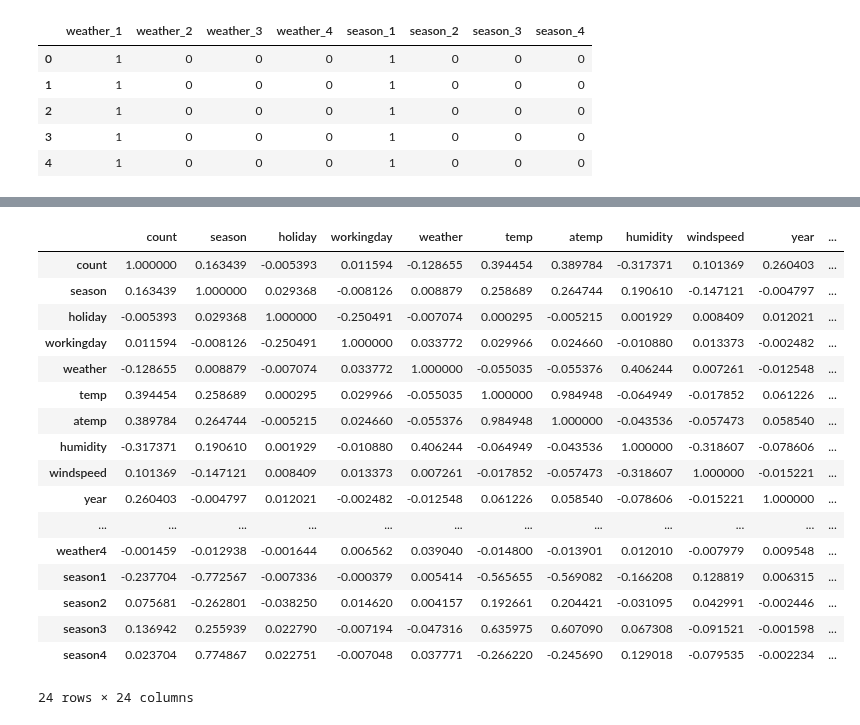
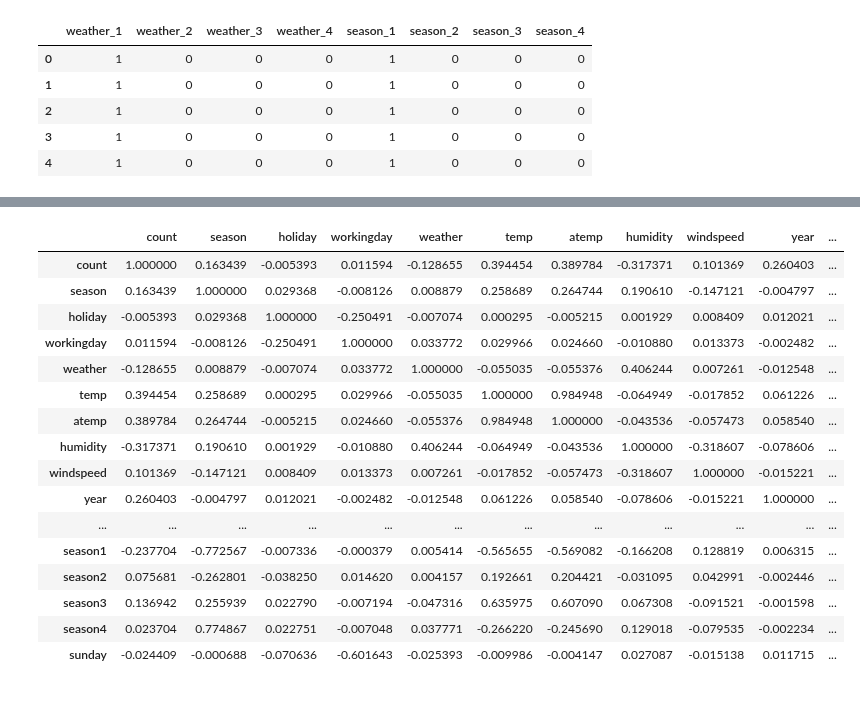
Before and after one commit to sayantansatpati/ml, a Jupyter notebook: kaggle/bike-sharing/bike-sharing-improvement-1.ipynb, the cells around one changed output, grey strips where cells are left out. Cells and saved outputs as stored; diff of their text form; code cells hidden in the pictures.

```diff
--- a/kaggle/bike-sharing/bike-sharing-improvement-1.ipynb
+++ b/kaggle/bike-sharing/bike-sharing-improvement-1.ipynb
@@ -141,0 +127,3 @@ df.describe()
+# %%
+TRAIN_FX = feature_extraction(TRAIN)
+TRAIN_FX.head(10)
@@ -141,0 +143,3 @@ df.describe()
+# %%
+KAGGLE_TEST_FX = feature_extraction(KAGGLE_TEST)
+KAGGLE_TEST_FX.head()
@@ -141,0 +154,6 @@ df.describe()
+# %%
+pd.set_option('display.height', 1000)
+pd.set_option('display.max_rows', 500)
+pd.set_option('display.max_columns', 500)
+pd.set_option('display.width', 1000)
+TRAIN_FX.describe()
@@ -176,22 +357,29 @@ def generate_kaggle_submission(pred, f_name):
     output.to_csv("".join(file), index=False)
 # %%
 # Feature Selection & Scaling
-df, df_KAGGLE  = feature_selection(df, KAGGLE_TEST)
-Y = df['count'].values
-X = df.drop('count', axis=1)
-X1 = df_KAGGLE.values
+TRAIN_FX_FS, KAGGLE_TEST_FX_FS  = feature_selection(TRAIN_FX, KAGGLE_TEST_FX)
+Y = TRAIN_FX_FS['count'].values
+X = TRAIN_FX_FS.drop('count', axis=1).values
+X1 = KAGGLE_TEST_FX_FS.values
 print "### Shape of training set (X)", X.shape
 print "### Shape of labels (Y)", Y.shape
 print "### Shape of Kaggle Test set (X1)", X1.shape
 
+# Scale features
+scaler = preprocessing.StandardScaler()
+X_SCALED = scaler.fit_transform(X)
+X1_SCALED = scaler.transform(X1)
+print "### (After scaling) Shape of training set", X_SCALED.shape
+print "### (After scaling ) Shape of Kaggle Test set", X1_SCALED.shape
+
 # Find Important Features using Random Forest
-xtClf = ExtraTreesClassifier().fit(X, Y)
-X_SUBSET = xtClf.transform(X)
-X1_SUBSET = xtClf.transform(X1)
+xtClf = ExtraTreesClassifier().fit(X_SCALED, Y)
+X_SCALED_SUBSET = xtClf.transform(X_SCALED)
+X1_SCALED_SUBSET = xtClf.transform(X1_SCALED)
 importances = xtClf.feature_importances_
 print xtClf.feature_importances_
-print "### (After feature selection) Shape of training set", X_SUBSET.shape
-print "### (After feature selection) Shape of Kaggle Test set", X1_SUBSET.shape
+print "### (After scaling & feature selection using Random Forrest) Shape of training set", X_SCALED_SUBSET.shape
+print "### (After scaling & feature selection using Random Forrest) Shape of Kaggle Test set", X1_SCALED_SUBSET.shape
 
 indices = np.argsort(importances)[::-1]
 
@@ -199,10 +387,4 @@ indices = np.argsort(importances)[::-1]
 print("Feature ranking:")
 for f in xrange(10):
     print("%d. feature %d (%f)" % (f + 1, indices[f], importances[indices[f]]))
-
-# Scale features
-X_SUBSET_SCALED = preprocessing.StandardScaler().fit(X_SUBSET).transform(X_SUBSET)
-X1_SUBSET_SCALED = preprocessing.StandardScaler().fit(X1_SUBSET).transform(X1_SUBSET)
-print "### (After feature selection & scaling) Shape of training set", X_SUBSET_SCALED.shape
-print "### (After feature selection & scaling ) Shape of Kaggle Test set", X1_SUBSET_SCALED.shape
 # %% [output]
@@ -315,23 +597,22 @@ ax1.scatter(df['day'], df['count'])
 # %%
 # Correlation Matrix
-df.corr()
+TRAIN_FX_FS.corr()
 # %% [output]
 |  | count | season | holiday | workingday | weather | temp | atemp | humidity | windspeed | year | ... |
 | count | 1.000000 | 0.163439 | -0.005393 | 0.011594 | -0.128655 | 0.394454 | 0.389784 | -0.317371 | 0.101369 | 0.260403 | ... |
 | season | 0.163439 | 1.000000 | 0.029368 | -0.008126 | 0.008879 | 0.258689 | 0.264744 | 0.190610 | -0.147121 | -0.004797 | ... |
 | holiday | -0.005393 | 0.029368 | 1.000000 | -0.250491 | -0.007074 | 0.000295 | -0.005215 | 0.001929 | 0.008409 | 0.012021 | ... |
 | workingday | 0.011594 | -0.008126 | -0.250491 | 1.000000 | 0.033772 | 0.029966 | 0.024660 | -0.010880 | 0.013373 | -0.002482 | ... |
 | weather | -0.128655 | 0.008879 | -0.007074 | 0.033772 | 1.000000 | -0.055035 | -0.055376 | 0.406244 | 0.007261 | -0.012548 | ... |
 | temp | 0.394454 | 0.258689 | 0.000295 | 0.029966 | -0.055035 | 1.000000 | 0.984948 | -0.064949 | -0.017852 | 0.061226 | ... |
 | atemp | 0.389784 | 0.264744 | -0.005215 | 0.024660 | -0.055376 | 0.984948 | 1.000000 | -0.043536 | -0.057473 | 0.058540 | ... |
 | humidity | -0.317371 | 0.190610 | 0.001929 | -0.010880 | 0.406244 | -0.064949 | -0.043536 | 1.000000 | -0.318607 | -0.078606 | ... |
 | windspeed | 0.101369 | -0.147121 | 0.008409 | 0.013373 | 0.007261 | -0.017852 | -0.057473 | -0.318607 | 1.000000 | -0.015221 | ... |
 | year | 0.260403 | -0.004797 | 0.012021 | -0.002482 | -0.012548 | 0.061226 | 0.058540 | -0.078606 | -0.015221 | 1.000000 | ... |
 | ... | ... | ... | ... | ... | ... | ... | ... | ... | ... | ... | ... |
-| weather4 | -0.001459 | -0.012938 | -0.001644 | 0.006562 | 0.039040 | -0.014800 | -0.013901 | 0.012010 | -0.007979 | 0.009548 | ... |
 | season1 | -0.237704 | -0.772567 | -0.007336 | -0.000379 | 0.005414 | -0.565655 | -0.569082 | -0.166208 | 0.128819 | 0.006315 | ... |
 | season2 | 0.075681 | -0.262801 | -0.038250 | 0.014620 | 0.004157 | 0.192661 | 0.204421 | -0.031095 | 0.042991 | -0.002446 | ... |
 | season3 | 0.136942 | 0.255939 | 0.022790 | -0.007194 | -0.047316 | 0.635975 | 0.607090 | 0.067308 | -0.091521 | -0.001598 | ... |
 | season4 | 0.023704 | 0.774867 | 0.022751 | -0.007048 | 0.037771 | -0.266220 | -0.245690 | 0.129018 | -0.079535 | -0.002234 | ... |
+| sunday | -0.024409 | -0.000688 | -0.070636 | -0.601643 | -0.025393 | -0.009986 | -0.004147 | 0.027087 | -0.015138 | 0.011715 | ... |
-24 rows × 24 columns
 # %%
```
Also changed, not shown: parts of 27 cells of this notebook.
